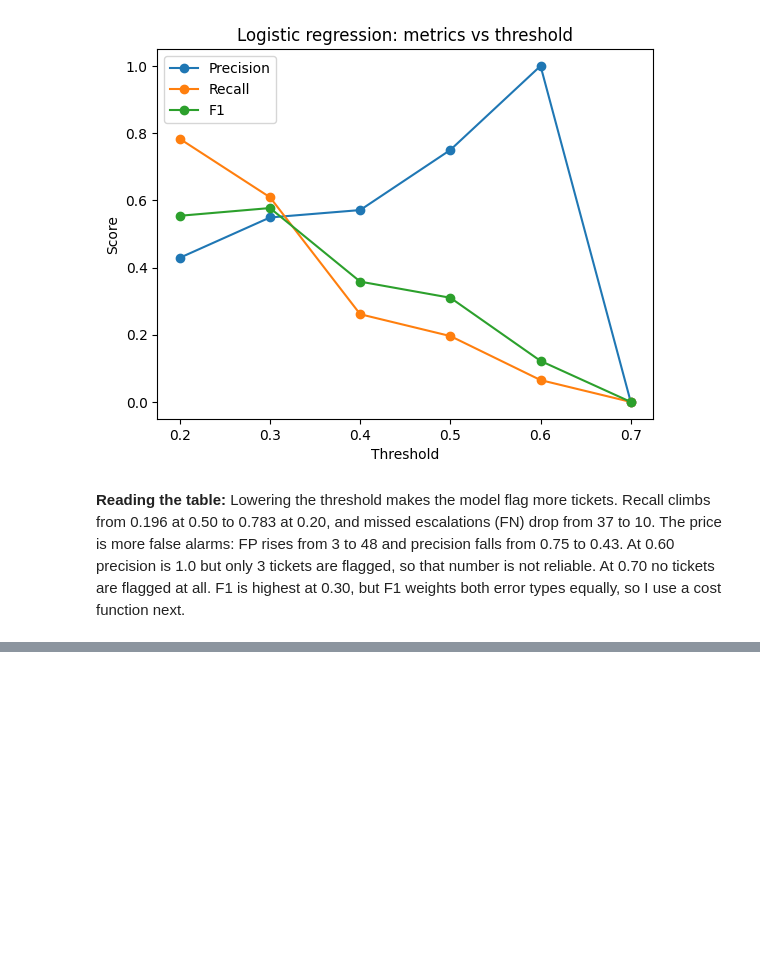
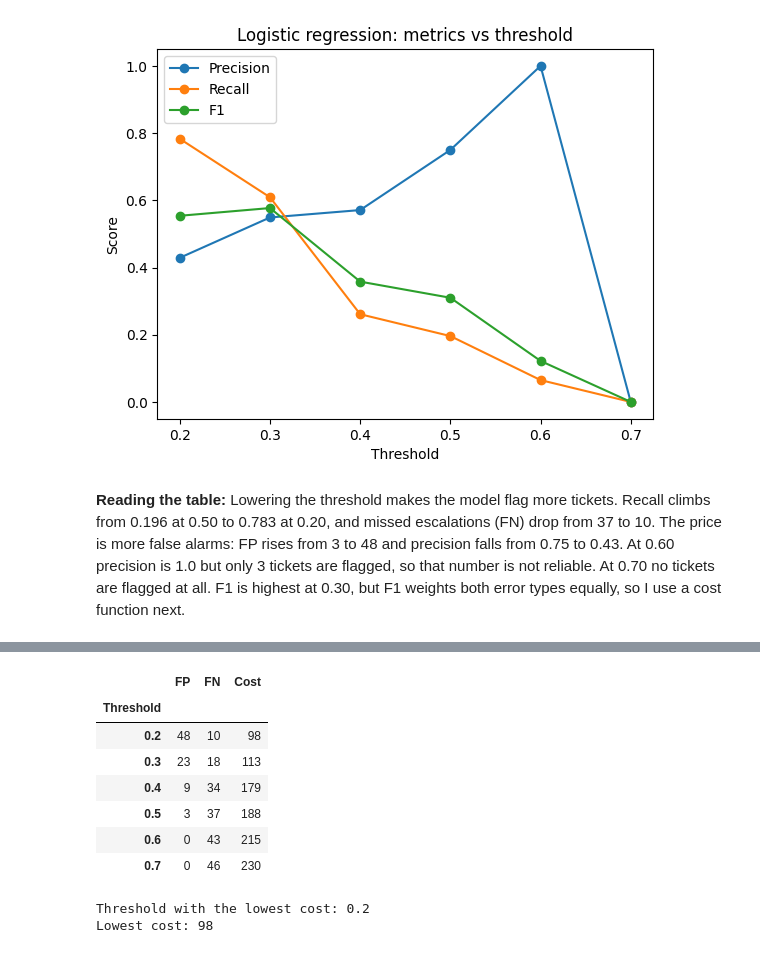
Before and after one commit to Ruhama-Beshada/lab3-ticket-escalation, a Jupyter notebook: lab3_ticket_escalation.ipynb, the cells around one changed output, grey strips where cells are left out. Cells and saved outputs as stored; diff of their text form; code cells hidden in the pictures; blank space fills up the shorter version.

```diff
--- a/lab3_ticket_escalation.ipynb
+++ b/lab3_ticket_escalation.ipynb
@@ -389,0 +394,20 @@ plt.show()
+# %%
+cost_fn, cost_fp = 5, 1
+
+threshold_table["Cost"] = cost_fn * threshold_table["FN"] + cost_fp * threshold_table["FP"]
+display(threshold_table[["FP", "FN", "Cost"]])
+
+best_t = threshold_table["Cost"].idxmin()
+print("Threshold with the lowest cost:", best_t)
+print("Lowest cost:", threshold_table["Cost"].min())
+# %% [output]
+|  | FP | FN | Cost |
+| Threshold |  |  |  |
+| 0.2 | 48 | 10 | 98 |
+| 0.3 | 23 | 18 | 113 |
+| 0.4 | 9 | 34 | 179 |
+| 0.5 | 3 | 37 | 188 |
+| 0.6 | 0 | 43 | 215 |
+| 0.7 | 0 | 46 | 230 |
+Threshold with the lowest cost: 0.2
+Lowest cost: 98
```
Also changed, not shown: parts of 4 cells of this notebook.
